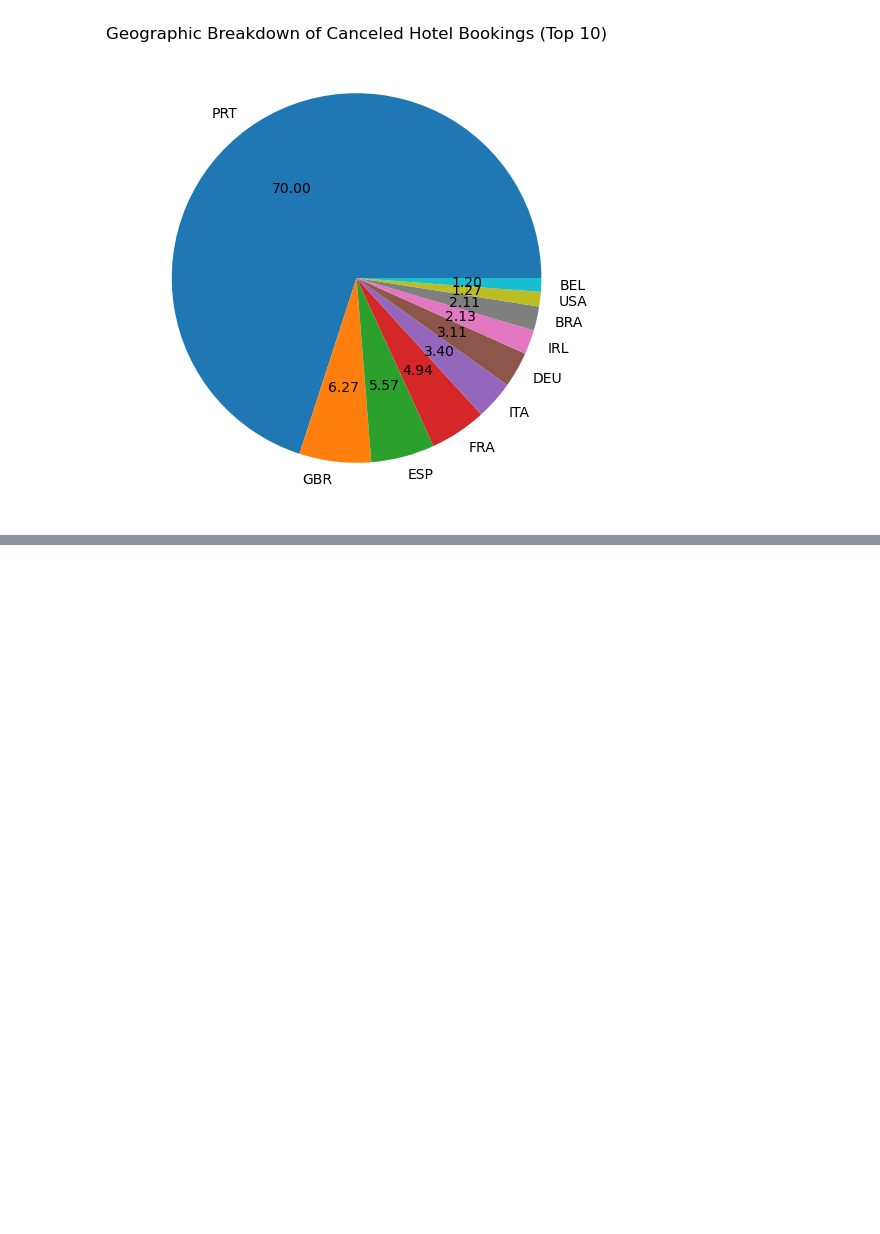
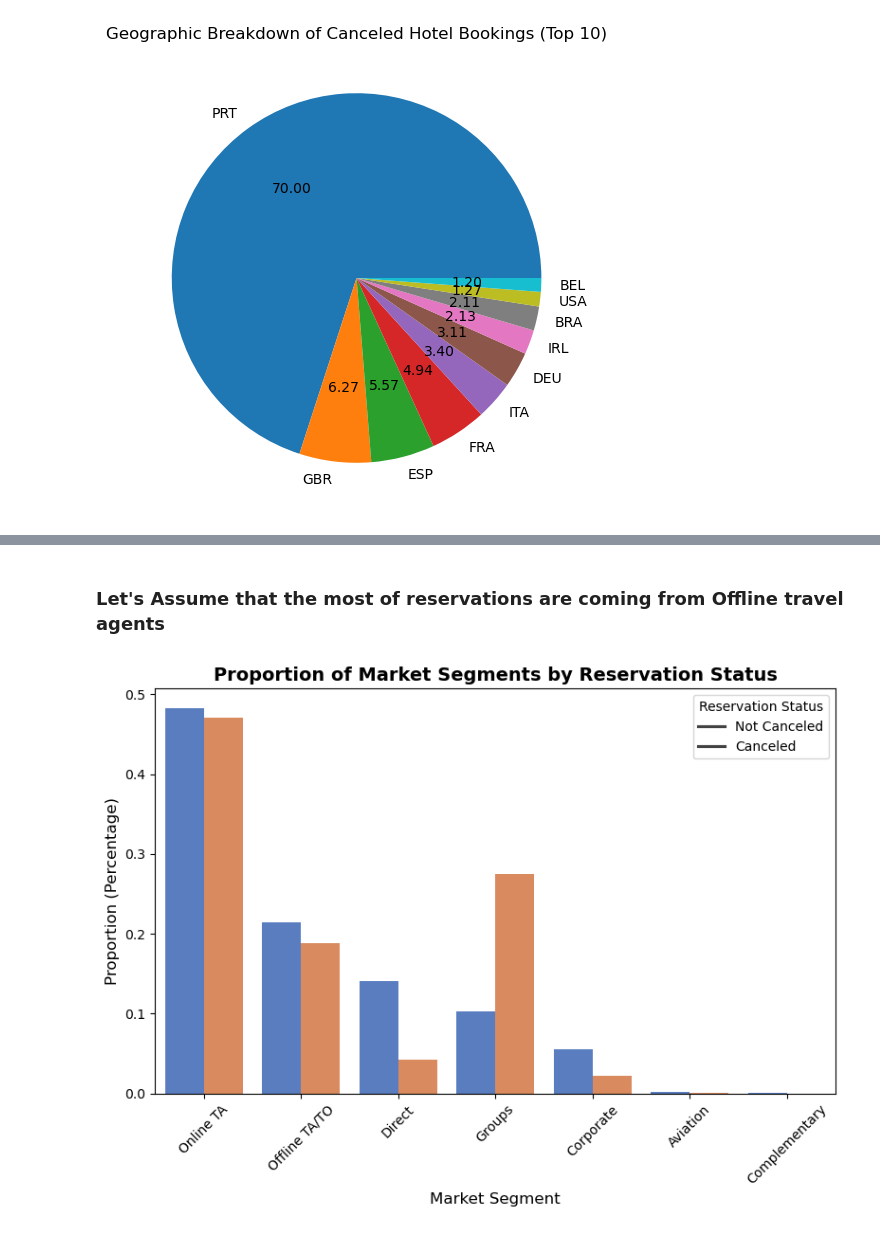
Before and after one commit to Sushil-Kumar-Sahoo/Hotel-Booking-Analysis, a Jupyter notebook: main.ipynb, the cells around one changed output, grey strips where cells are left out. Saved outputs shown, nothing was run; the diff lists cells and outputs as text; code cells hidden in the pictures; blank space fills up the shorter version.

```diff
--- a/main.ipynb
+++ b/main.ipynb
@@ -307,0 +352,16 @@ plt.show()
+# %% [markdown]
+### Let's Assume that the most of reservations are coming from Offline travel agents
+# %%
+market_segment_data = df.groupby('is_canceled')["market_segment"].value_counts(normalize = True).reset_index(name='proportion')
+
+plt.figure(figsize=(8,6))
+sns.barplot(data=market_segment_data, x='market_segment', y='proportion', hue='is_canceled', palette='muted')
+plt.title("Proportion of Market Segments by Reservation Status", fontsize=14, fontweight='bold')
+plt.xlabel("Market Segment", fontsize=12)
+plt.ylabel("Proportion (Percentage)", fontsize=12)
+plt.xticks(rotation=45)
+plt.legend(title="Reservation Status", labels=["Not Canceled", "Canceled"])
+plt.tight_layout()
+plt.show()
+# %% [output]
+[figure, added]
```
Also changed, not shown: parts of 16 cells of this notebook.
